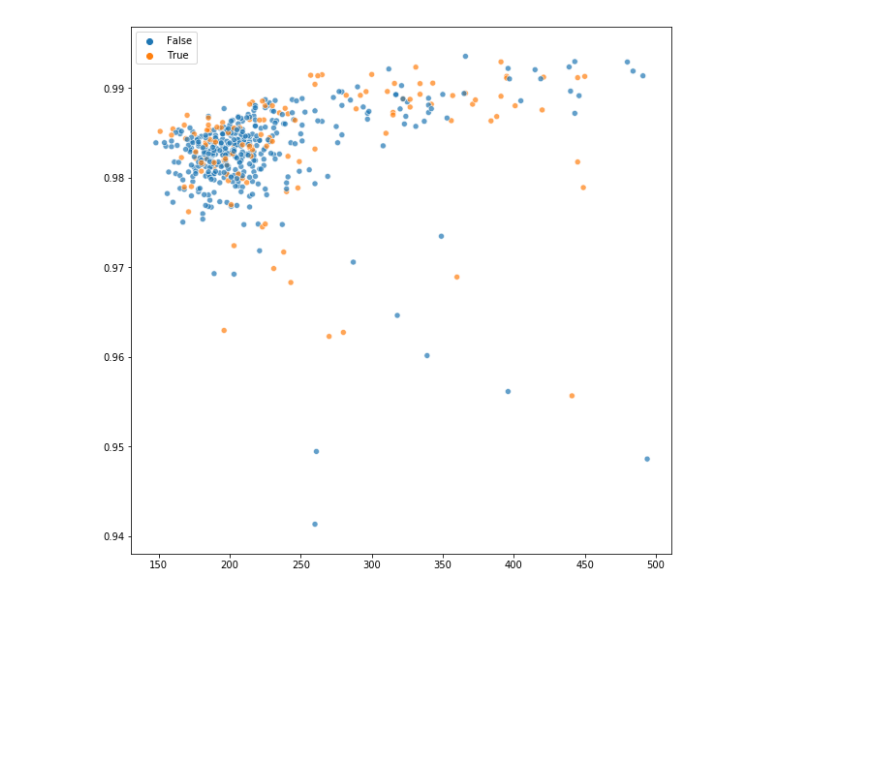
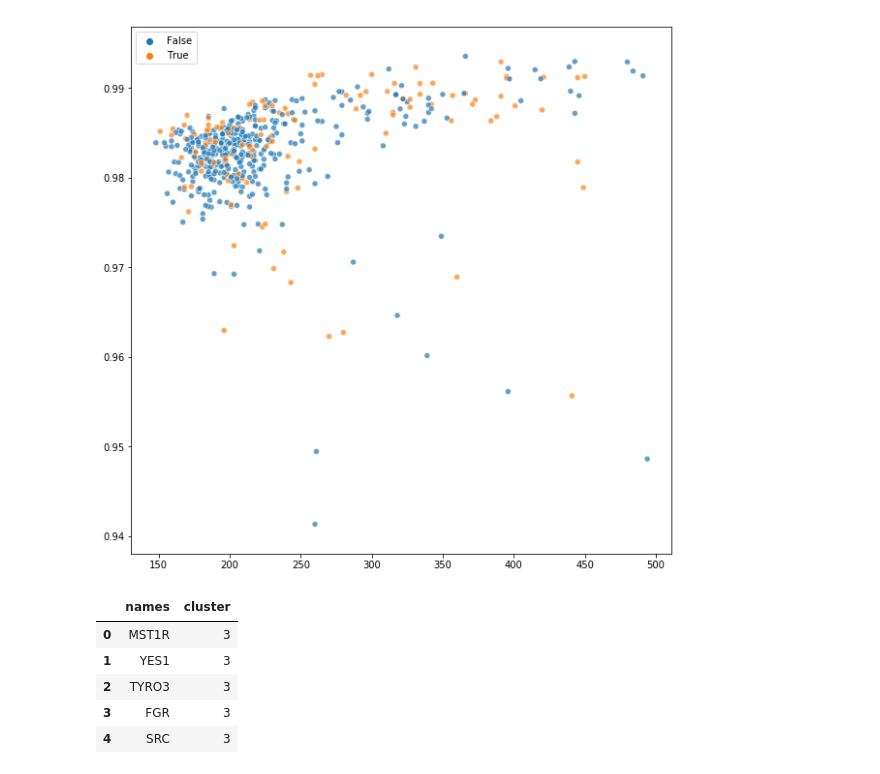
Before and after one commit to gomezlab/kinotypeClusteringAndRegression, a Jupyter notebook: src/network_11_analysisOfSensitivity.ipynb, the cells around one changed output. Drawn from its saved outputs; the diff is of its cells as text; code cells hidden in the pictures; blank space fills up the shorter version.

```diff
--- a/src/network_11_analysisOfSensitivity.ipynb
+++ b/src/network_11_analysisOfSensitivity.ipynb
@@ -69,3 +69,13 @@ sns.scatterplot(nonzero_count, mean_nonzero, ax=ax, hue=(louv['class'] == 'Dark'
 plt.show()
 # %% [output]
 [figure]
+# %%
+color = pd.read_csv('../results/networkClusters/louvain_clusters.txt', sep='\t')
+color.head()
+# %% [output]
+|  | names | cluster |
+| 0 | MST1R | 3 |
+| 1 | YES1 | 3 |
+| 2 | TYRO3 | 3 |
+| 3 | FGR | 3 |
+| 4 | SRC | 3 |
```
Also changed, not shown: parts of 1 cell of this notebook.
